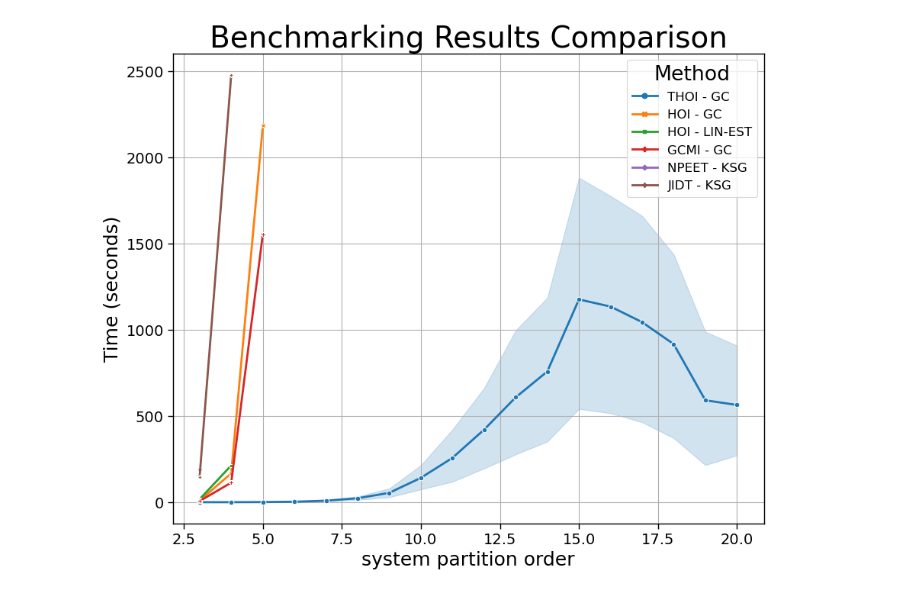
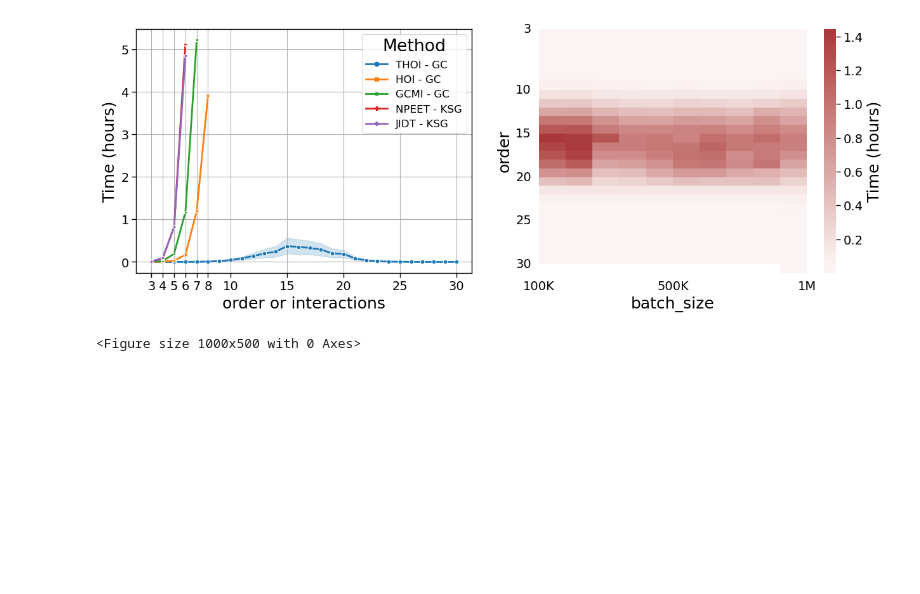
Before and after one commit to Laouen/Oinformation, a Jupyter notebook: analysis/time_benchmarking.ipynb, the cells around one changed output. Cells and saved outputs as stored; diff of their text form; code cells hidden in the pictures; blank space fills up the shorter version.

```diff
--- a/analysis/time_benchmarking.ipynb
+++ b/analysis/time_benchmarking.ipynb
@@ -18,42 +18,75 @@ rcParams = {
 }
 sns.set_context("paper", font_scale=2, rc=rcParams)
 # %%
+fig, axes = plt.subplots(1,2, figsize=(15,5))
+
+
 # Define the file paths
 file_paths = [
     "library-thoi_estimator-gc.tsv",
     "library-hoi_estimator-gc.tsv",
-    "library-hoi_estimator-linest.tsv",
     "library-gcmi_estimator-gc.tsv",
     "library-npeet_estimator-ksg.tsv",
     "library-jdit_estimator-ksg.tsv"
 ]
 
 # Read each file into a DataFrame and assign a 'Method' column
 dataframes = []
 for path in file_paths:
     df = pd.read_csv(os.path.join('../benchmarking/results/times/',path), sep="\t")
     dataframes.append(df)
 
 # Combine all dataframes into one
 combined_df = pd.concat(dataframes, ignore_index=True)
 combined_df['library-estimator'] = combined_df['library'] + ' - ' + combined_df['estimator']
+combined_df['time'] = combined_df['time'] / 60 / 60
 
+
+
+ax = axes[0]
 # Create a line plot using Seaborn
-plt.figure(figsize=(10, 8))
+plt.figure(figsize=(10, 5))
 sns.lineplot(
     data=combined_df, x="order", y="time",
     hue="library-estimator", style='library-estimator',
-    markers=True, dashes=False
+    markers=True, dashes=False, ax=ax
+)
+ax.set_xticks([3,4,5,6,7,8,10,15,20,25,30])
+
+ax.set_xlabel('order or interactions')
+ax.set_ylabel('Time (hours)')
+ax.legend(title='Method')
+ax.grid(True)
+
+#########################################
+
+ax = axes[1]
+
+df_thoii = combined_df[(combined_df.library == 'THOI') & (combined_df.N == 30)]
+
+# Pivot the data to get a matrix form suitable for heatmap plotting
+pivot_table = df_thoii.pivot(columns='batch_size', index='order', values="time")
+
+# Create the heatmap
+ax = sns.heatmap(
+    pivot_table, cmap="vlag", center=0,
+    annot=False, cbar=True, ax=ax,
+    cbar_kws={'label': 'Time (hours)'}
 )
 
-plt.title('Benchmarking Results Comparison')
-plt.xlabel('system partition order')
-plt.ylabel('Time (seconds)')
-plt.legend(title='Method')
-plt.grid(True)
+ax.tick_params(axis='x', rotation=90)
+ax.tick_params(left=False, bottom=False)
 
-plt.savefig('./figures/times/benchmarking.pdf', format='pdf')
+ax.set_xticks([0,5,10])
+ax.set_yticks([0,7,12,17,22,27])
+ax.set_xticklabels(['100K', '500K', '1M'], rotation=0, ha='center')
+ax.set_yticklabels([3,10,15,20,25,30], rotation=0)
+
+
+plt.tight_layout()
+fig.savefig('./figures/times/benchmarking.pdf', format='pdf')
 plt.show()
 # %% [output]
-[figure, old version]
+[figure, new version]
+<Figure size 1000x500 with 0 Axes>
 # %%
```
Also changed, not shown: parts of 2 cells of this notebook, 30 other files.
